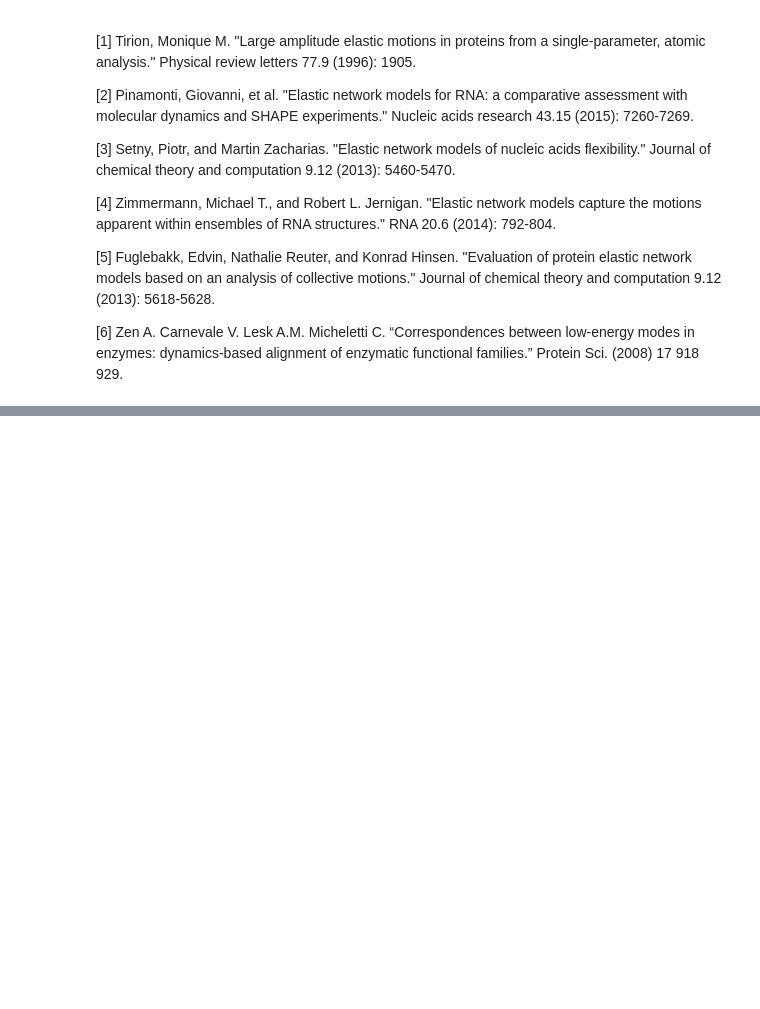
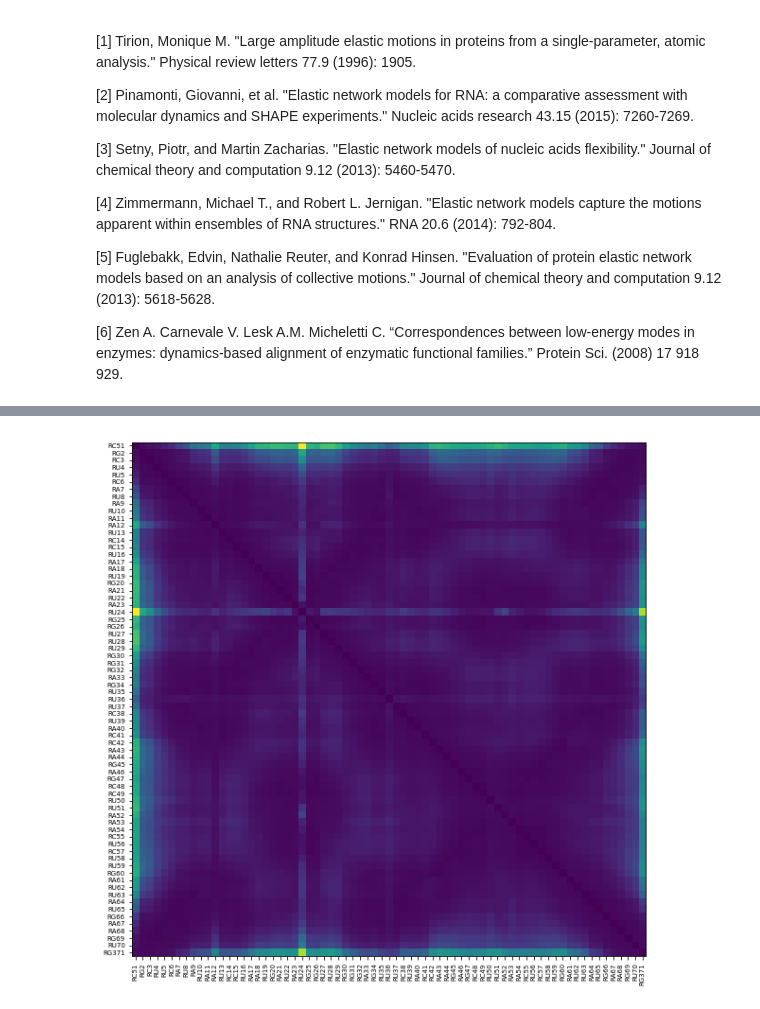
Before and after one commit to srnas/barnaba, a Jupyter notebook: examples/example9_elastic_network_model.ipynb, the cells around one changed output, grey strips where cells are left out. Drawn from its saved outputs; the diff is of its cells as text; code cells hidden in the pictures; blank space fills up the shorter version.

Commit message:
fluc-matrix: add example cells in notebook and implement general bead selection

```diff
--- a/examples/example9_elastic_network_model.ipynb
+++ b/examples/example9_elastic_network_model.ipynb
@@ -222,0 +230,7 @@ traj_mode.save_pdb('./enm_traj_mode_6.pdb')
+# %%
+plt.figure(figsize=(10,10))
+plt.imshow(fluc_mat,)
+tt=plt.xticks(np.arange(len(res_list)),res_list,rotation=90,fontsize=7)
+tt=plt.yticks(np.arange(len(res_list)),res_list,fontsize=7)
+# %% [output]
+[figure, added]
```
Also changed, not shown: parts of 9 cells of this notebook, 1 other file.
